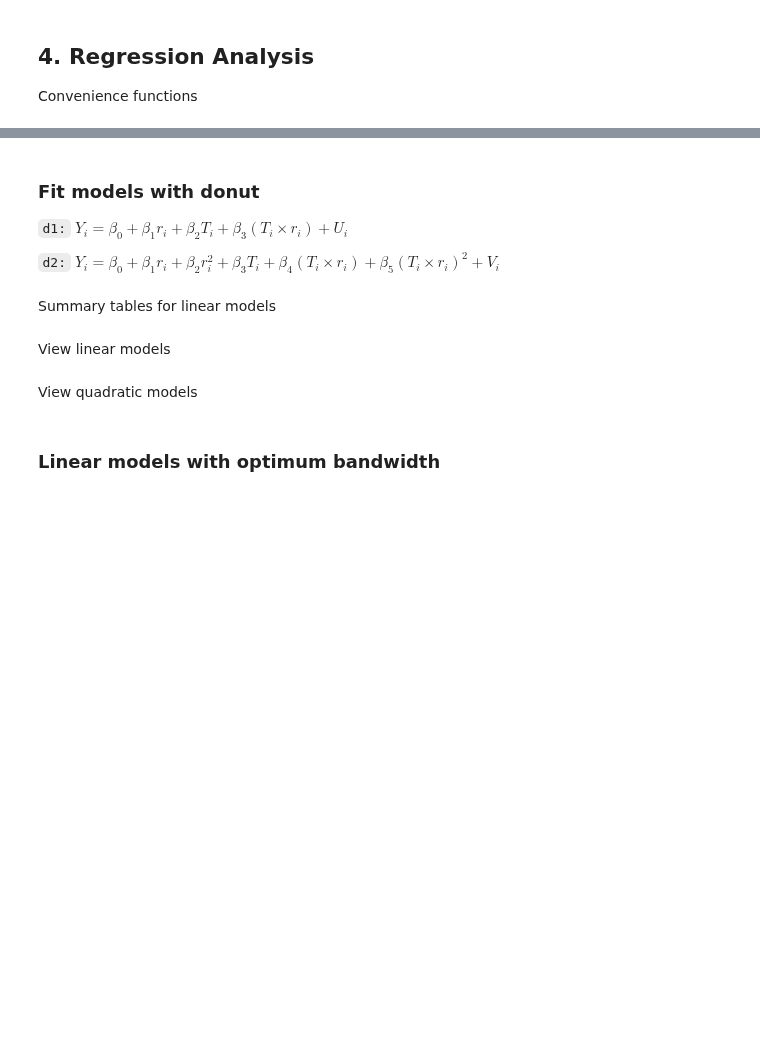
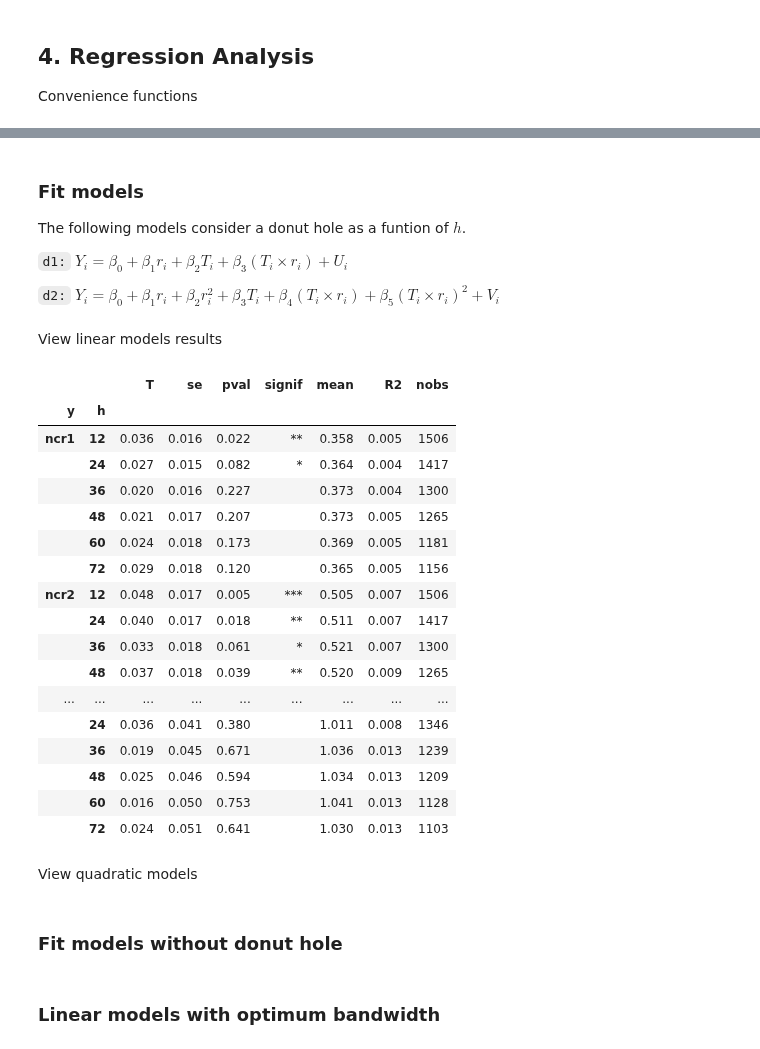
Before and after one commit to ArturoSbr/youtube-dislike-count, a Jupyter notebook: cod/02_analysis/01_analysis.ipynb, the cells around one changed output, grey strips where cells are left out. Saved outputs shown, nothing was run; the diff lists cells and outputs as text; code cells hidden in the pictures; blank space fills up the shorter version.

Commit message:
Formatted results section

```diff
--- a/cod/02_analysis/01_analysis.ipynb
+++ b/cod/02_analysis/01_analysis.ipynb
@@ -382,9 +386,14 @@ d0Res.round(3)
 # %% [markdown]
-### Fit models with donut
+### Fit models
+The following models consider a donut hole as a funtion of $h$.
+
 `d1:` $Y_i = \beta_0 + \beta_1 r_i + \beta_2 T_i + \beta_3 (T_i \times r_i) + U_i$
 
 `d2:` $Y_i = \beta_0 + \beta_1 r_i + \beta_2 r_i^2 + \beta_3 T_i + \beta_4 (T_i \times r_i) + \beta_5 (T_i \times r_i)^2 + V_i$
 # %%
+# Minimum number of comments in each video
+min_comments = 0
+
 # Empty lists to store results in
 d1, d2 = [], []
 
@@ -396,11 +405,11 @@ for target in ['ncr1', 'ncr2', 'pcr1', 'pcr2', 'rel1', 'rel2']:
 
         # Masks for `rel1` & `rel2`
         if 'rel' in target:
-            mask = donuts[h] & (df[f'{target}{post}'].notna()) & (df[f'{post.lower()}CommentsNum'] > minComments)
+            mask = donuts[h] & (df[f'{target}{post}'].notna()) & (df[f'{post.lower()}CommentsNum'] > min_comments)
 
         # Masks for `ncr` and `pcr`
         else:
-            mask = donuts[h] & (df[f'{post.lower()}CommentsNum'] > minComments)
+            mask = donuts[h] & (df[f'{post.lower()}CommentsNum'] > min_comments)
 
         # Formula for first-degree polynomial
         p1 = f'{target}{post} ~ treat + r + I(r*treat)'
@@ -415,5 +424,7 @@ for target in ['ncr1', 'ncr2', 'pcr1', 'pcr2', 'rel1', 'rel2']:
         # Append to list
         d1.append(m1)
         d2.append(m2)
+
+# Create summary tables
+d1Res = get_info(d1, ['ncr1', 'ncr2', 'pcr1', 'pcr2', 'rel1', 'rel2'], hours)
+d2Res = get_info(d2, ['ncr1', 'ncr2', 'pcr1', 'pcr2', 'rel1', 'rel2'], hours)
-# %% [markdown]
-Summary tables for linear models
@@ -423,10 +431,43 @@ d2Res = get_info(d2, ['ncr1', 'ncr2', 'pcr1', 'pcr2', 'rel1', 'rel2'], hours)
 # %% [markdown]
-View linear models
+View linear models results
 # %%
-# View
+# Extract results
+d1ResNCR1 = d1Res[d1Res.index.get_level_values(0) == 'ncr1'].reset_index().transpose()
+d1ResNCR2 = d1Res[d1Res.index.get_level_values(0) == 'ncr2'].reset_index().transpose()
+d1ResPCR1 = d1Res[d1Res.index.get_level_values(0) == 'pcr1'].reset_index().transpose()
+d1ResPCR2 = d1Res[d1Res.index.get_level_values(0) == 'pcr2'].reset_index().transpose()
+
+# Results to Latex
+# print(
+#     d1ResNCR1.to_latex(
+#         caption='Results for NCR',
+#         label='tab_res_d1ncr1',
+#         float_format='%.3f',
+#         index=True
+#     )
+# )
+
+# View results
 d1Res.round(3)
-
-# To latex
+# %% [output]
+|  |  | T | se | pval | signif | mean | R2 | nobs |
+| y | h |  |  |  |  |  |  |  |
+| ncr1 | 12 | 0.036 | 0.016 | 0.022 | ** | 0.358 | 0.005 | 1506 |
+|  | 24 | 0.027 | 0.015 | 0.082 | * | 0.364 | 0.004 | 1417 |
+|  | 36 | 0.020 | 0.016 | 0.227 |  | 0.373 | 0.004 | 1300 |
+|  | 48 | 0.021 | 0.017 | 0.207 |  | 0.373 | 0.005 | 1265 |
+|  | 60 | 0.024 | 0.018 | 0.173 |  | 0.369 | 0.005 | 1181 |
+|  | 72 | 0.029 | 0.018 | 0.120 |  | 0.365 | 0.005 | 1156 |
+| ncr2 | 12 | 0.048 | 0.017 | 0.005 | *** | 0.505 | 0.007 | 1506 |
+|  | 24 | 0.040 | 0.017 | 0.018 | ** | 0.511 | 0.007 | 1417 |
+|  | 36 | 0.033 | 0.018 | 0.061 | * | 0.521 | 0.007 | 1300 |
+|  | 48 | 0.037 | 0.018 | 0.039 | ** | 0.520 | 0.009 | 1265 |
+| ... | ... | ... | ... | ... | ... | ... | ... | ... |
+|  | 24 | 0.036 | 0.041 | 0.380 |  | 1.011 | 0.008 | 1346 |
+|  | 36 | 0.019 | 0.045 | 0.671 |  | 1.036 | 0.013 | 1239 |
+|  | 48 | 0.025 | 0.046 | 0.594 |  | 1.034 | 0.013 | 1209 |
+|  | 60 | 0.016 | 0.050 | 0.753 |  | 1.041 | 0.013 | 1128 |
+|  | 72 | 0.024 | 0.051 | 0.641 |  | 1.030 | 0.013 | 1103 |
 # %% [markdown]
 View quadratic models
 # %%
@@ -434,3 +475,5 @@ View quadratic models
 d2Res.round(3)
 
 # To latex
+# %% [markdown]
+### Fit models without donut hole
```
Also changed, not shown: parts of 10 cells of this notebook.
